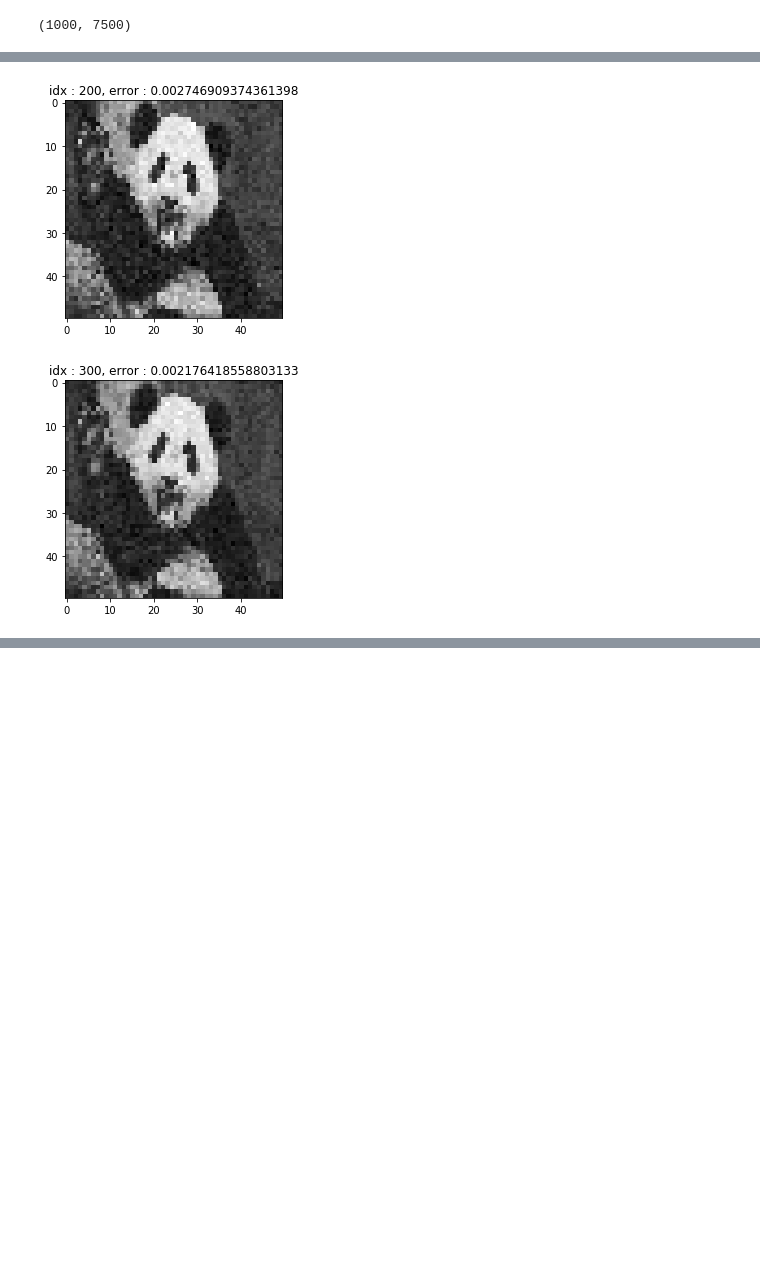
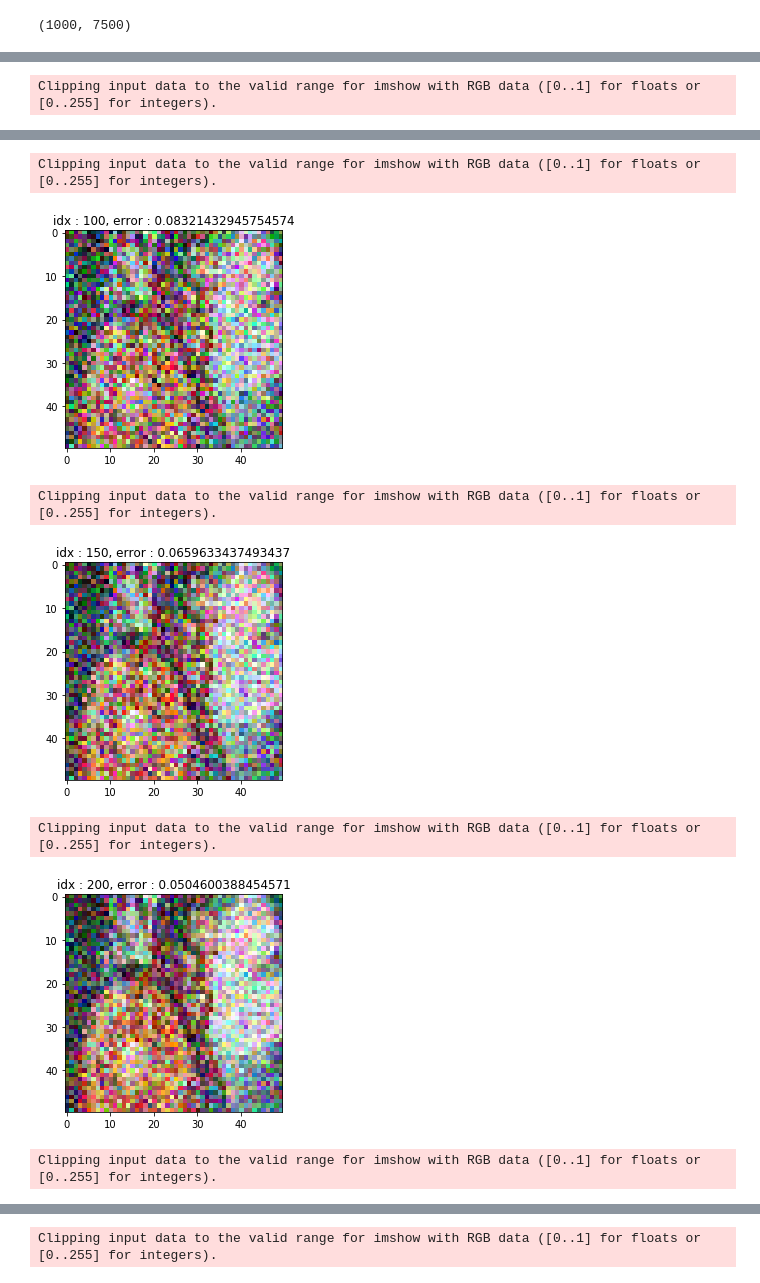
Before and after one commit to coding-blocks-archives/Data-Noida-0420-Live, a Jupyter notebook: session-32/genetic color.ipynb, the cells around one changed output, grey strips where cells are left out. Cells and saved outputs as stored; diff of their text form; code cells hidden in the pictures; blank space fills up the shorter version.

```diff
--- a/session-32/genetic color.ipynb
+++ b/session-32/genetic color.ipynb
@@ -7,7 +7,7 @@ import matplotlib.pyplot as plt
 from tensorflow.keras.preprocessing.image import load_img
 from tensorflow.keras.losses import MSE
 # %%
-img = np.array(load_img("../datasets/panda.jpg", target_size=(50, 50)))
+img = np.array(load_img("../datasets/strange.jpg", target_size=(50, 50)))
 # %%
 plt.imshow(img)
 # %% [output]
@@ -63,9 +63,9 @@ for i in range(1000):
 
     population = repop + mutatio_vals
 
-    if i % 100 == 0:
+    if i % 50 == 0:
         plt.figure()
         plt.title("idx : {}, error : {}".format(i, errors[fittest_idx[0]]))
-        plt.imshow(fittest[0].reshape(*gray.shape), cmap="gray")
+        plt.imshow(fittest[0].reshape(*gray.shape))
         plt.show()
 # %% [output]
@@ -72,0 +73 @@ for i in range(1000):
+Clipping input data to the valid range for imshow with RGB data ([0..1] for floats or [0..255] for integers).
@@ -74,2 +75,7 @@ for i in range(1000):
+Clipping input data to the valid range for imshow with RGB data ([0..1] for floats or [0..255] for integers).
-[figure, old version]
+[figure, new version]
+Clipping input data to the valid range for imshow with RGB data ([0..1] for floats or [0..255] for integers).
-[figure, old version]
+[figure, new version]
+Clipping input data to the valid range for imshow with RGB data ([0..1] for floats or [0..255] for integers).
+[figure, added]
+Clipping input data to the valid range for imshow with RGB data ([0..1] for floats or [0..255] for integers).
@@ -75,0 +83 @@ for i in range(1000):
+Clipping input data to the valid range for imshow with RGB data ([0..1] for floats or [0..255] for integers).
```
Also changed, not shown: parts of 5 cells of this notebook, 5 other files.
